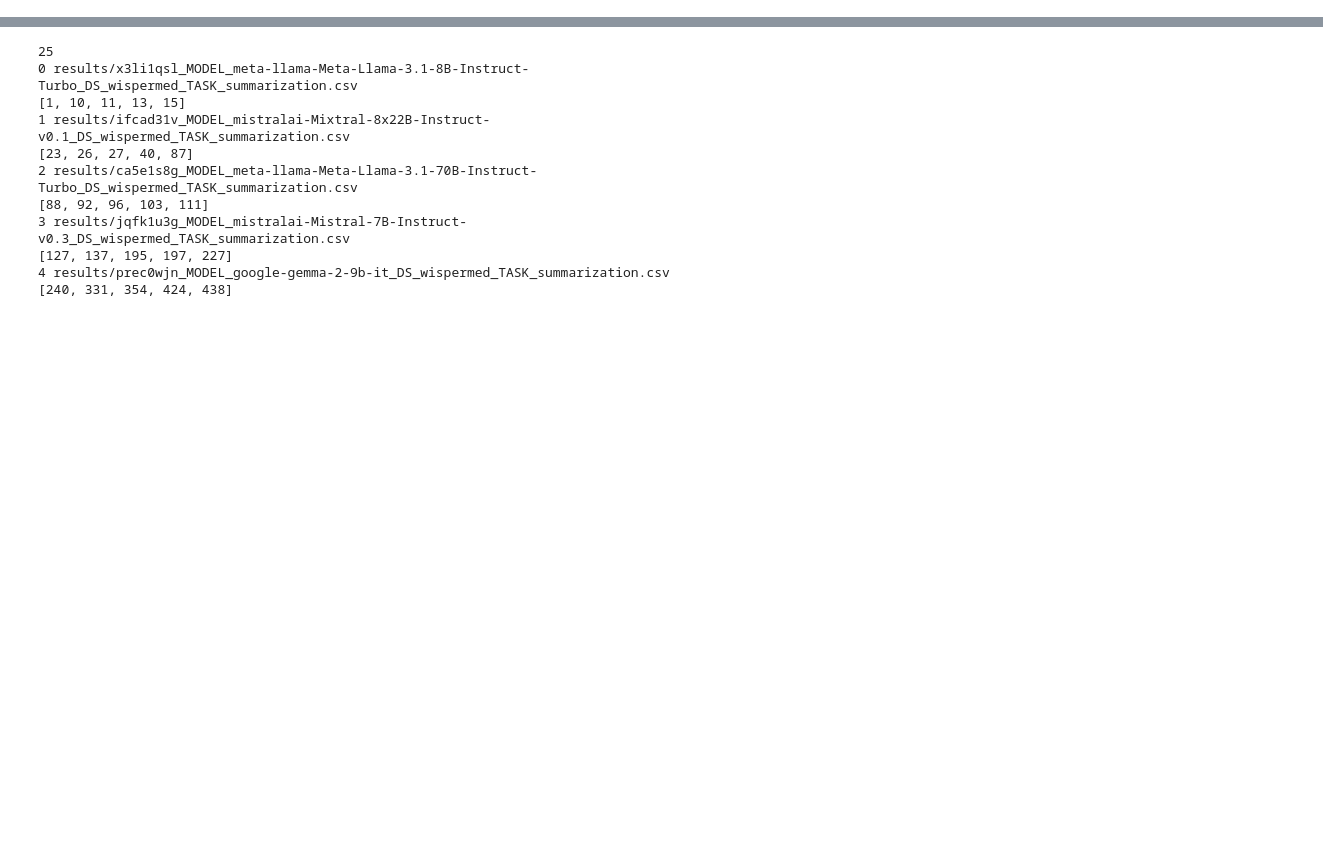
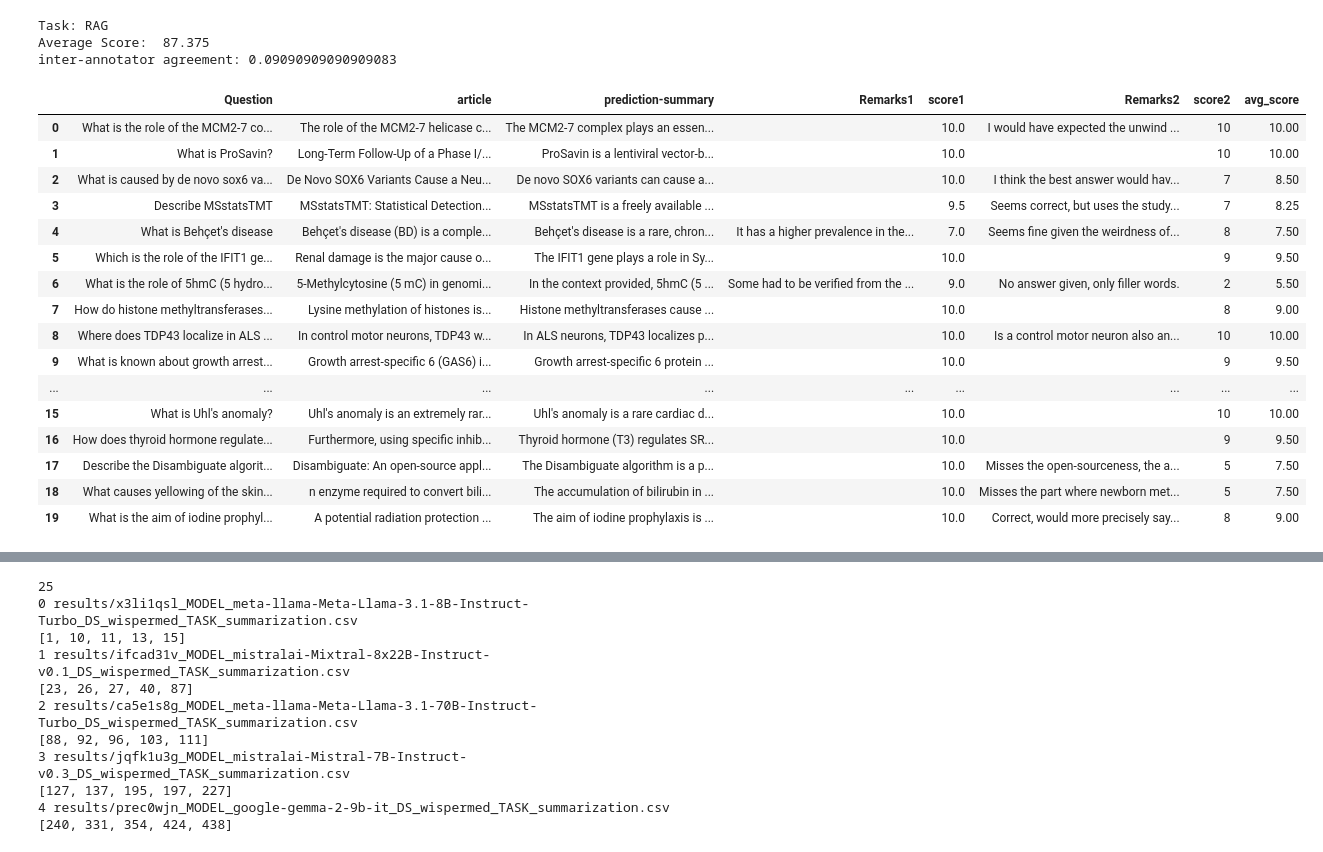
Before and after one commit to jvladika/FActBench, a Jupyter notebook: human-evaluation.ipynb, the cells around one changed output, grey strips where cells are left out. Saved outputs shown, nothing was run; the diff lists cells and outputs as text; code cells hidden in the pictures; blank space fills up the shorter version.

```diff
--- a/human-evaluation.ipynb
+++ b/human-evaluation.ipynb
@@ -8,0 +55,42 @@ len(runs)
+# %%
+import pandas as pd
+import numpy as np
+
+print ("Task: RAG")
+path_1 = "/Users/anumafzal/PycharmProjects/FactSumm/results/human-eval-results/rag_human_eval (1).xlsx"
+path_2 = "/Users/anumafzal/PycharmProjects/FactSumm/results/human-eval-results/rag_human_eval_nico_answered.xlsx"
+df1 = pd.read_excel(path_1)[["Question", "article", "prediction-summary", "Remarks (Optional)", "Factual Correctness [1-10]"]]
+df1.columns = ["Question", "article", "prediction-summary", "Remarks1", "score1"]
+df2 = pd.read_excel(path_2)[["Remarks (Optional)", "Factual Correctness [1-10]"]]
+df2.columns = ["Remarks2", "score2"]
+
+df = pd.concat([df1, df2], axis=1)
+df['avg_score'] = (df['score1'] + df['score2'])/2
+
+print ("Average Score: ", np.mean(df['avg_score']*10))
+y1 = [int(rating) for rating in list(df['score1'])]
+y2 = [int(rating) for rating in list(df['score2'])]
+
+print (f"inter-annotator agreement: {cohen_kappa_score(y1, y2)}")
+df
+# %% [output]
+Task: RAG
+Average Score:  87.375
+inter-annotator agreement: 0.09090909090909083
+|  | Question | article | prediction-summary | Remarks1 | score1 | Remarks2 | score2 | avg_score |
+| 0 | What is the role of the MCM2-7 co... | The role of the MCM2-7 helicase c... | The MCM2-7 complex plays an essen... |  | 10.0 | I would have expected the unwind ... | 10 | 10.00 |
+| 1 | What is ProSavin? | Long-Term Follow-Up of a Phase I/... | ProSavin is a lentiviral vector-b... |  | 10.0 |  | 10 | 10.00 |
+| 2 | What is caused by de novo sox6 va... | De Novo SOX6 Variants Cause a Neu... | De novo SOX6 variants can cause a... |  | 10.0 | I think the best answer would hav... | 7 | 8.50 |
+| 3 | Describe MSstatsTMT | MSstatsTMT: Statistical Detection... | MSstatsTMT is a freely available ... |  | 9.5 | Seems correct, but uses the study... | 7 | 8.25 |
+| 4 | What is Behçet's disease | Behçet's disease (BD) is a comple... | Behçet's disease is a rare, chron... | It has a higher prevalence in the... | 7.0 | Seems fine given the weirdness of... | 8 | 7.50 |
+| 5 | Which is the role of the IFIT1 ge... | Renal damage is the major cause o... | The IFIT1 gene plays a role in Sy... |  | 10.0 |  | 9 | 9.50 |
+| 6 | What is the role of 5hmC (5 hydro... | 5-Methylcytosine (5 mC) in genomi... | In the context provided, 5hmC (5 ... | Some had to be verified from the ... | 9.0 | No answer given, only filler words. | 2 | 5.50 |
+| 7 | How do histone methyltransferases... | Lysine methylation of histones is... | Histone methyltransferases cause ... |  | 10.0 |  | 8 | 9.00 |
+| 8 | Where does TDP43 localize in ALS ... | In control motor neurons, TDP43 w... | In ALS neurons, TDP43 localizes p... |  | 10.0 | Is a control motor neuron also an... | 10 | 10.00 |
+| 9 | What is known about growth arrest... | Growth arrest-specific 6 (GAS6) i... | Growth arrest-specific 6 protein ... |  | 10.0 |  | 9 | 9.50 |
+| ... | ... | ... | ... | ... | ... | ... | ... | ... |
+| 15 | What is Uhl's anomaly? | Uhl's anomaly is an extremely rar... | Uhl's anomaly is a rare cardiac d... |  | 10.0 |  | 10 | 10.00 |
+| 16 | How does thyroid hormone regulate... | Furthermore, using specific inhib... | Thyroid hormone (T3) regulates SR... |  | 10.0 |  | 9 | 9.50 |
+| 17 | Describe the Disambiguate algorit... | Disambiguate: An open-source appl... | The Disambiguate algorithm is a p... |  | 10.0 | Misses the open-sourceness, the a... | 5 | 7.50 |
+| 18 | What causes yellowing of the skin... | n enzyme required to convert bili... | The accumulation of bilirubin in ... |  | 10.0 | Misses the part where newborn met... | 5 | 7.50 |
+| 19 | What is the aim of iodine prophyl... | A potential radiation protection ... | The aim of iodine prophylaxis is ... |  | 10.0 | Correct, would more precisely say... | 8 | 9.00 |
```
Also changed, not shown: parts of 10 cells of this notebook, 28 other files.
